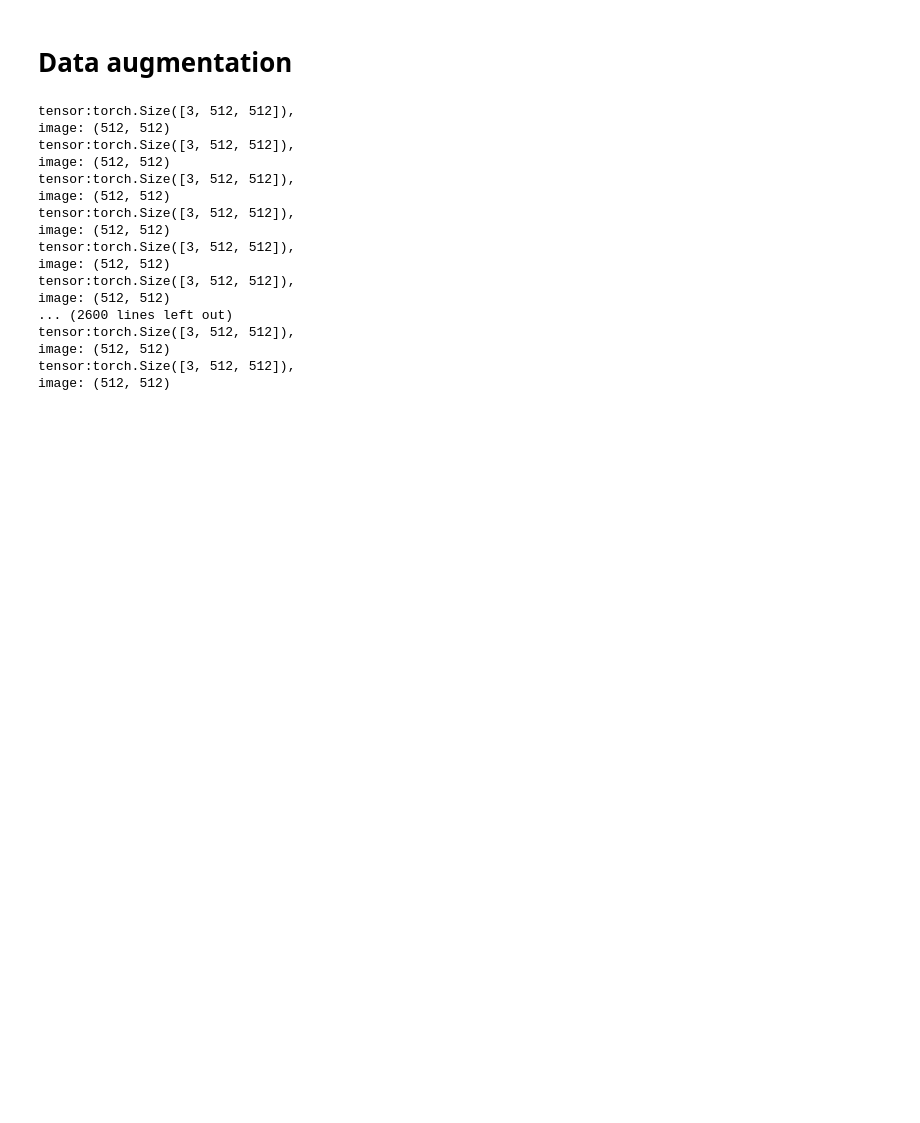
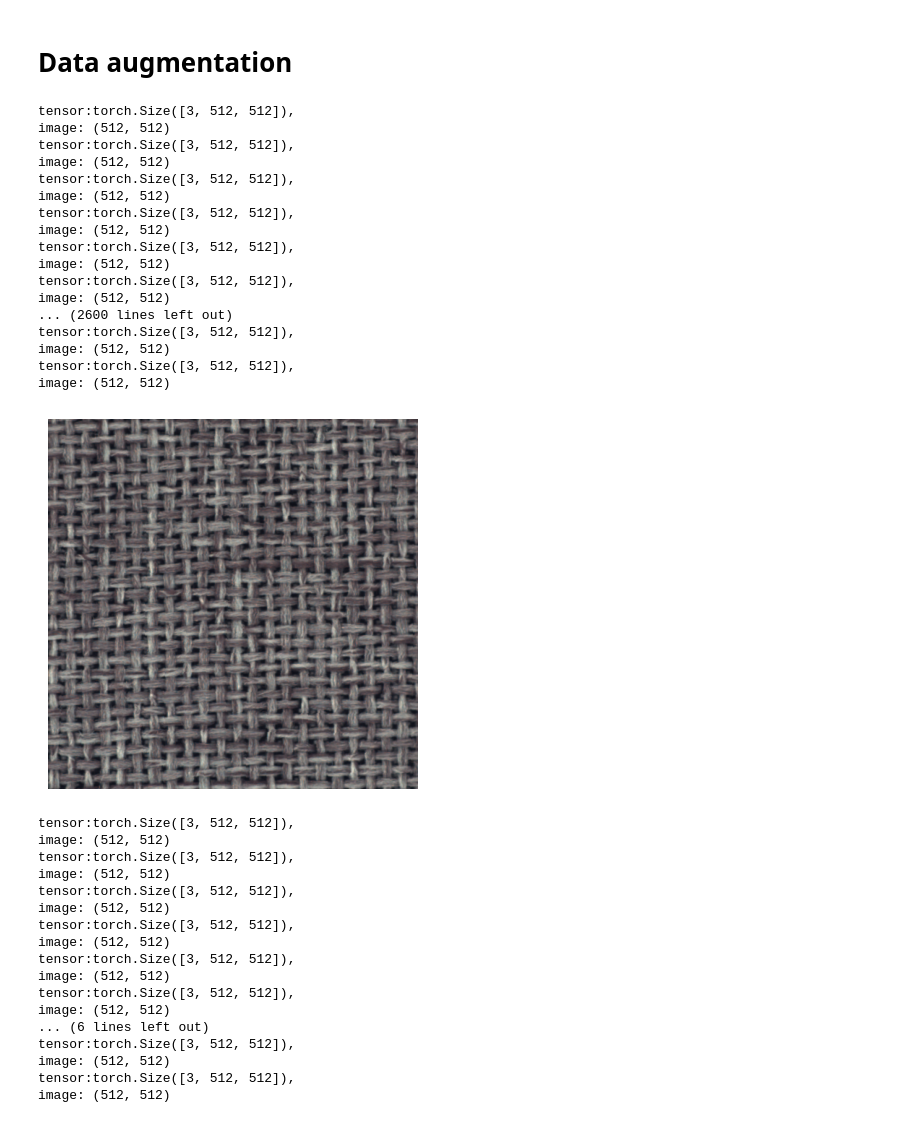
Before and after one commit to Pinkvinus/AML-exam-project, a Jupyter notebook: project/Data_augmentation.ipynb, the cells around one changed output. Drawn from its saved outputs; the diff is of its cells as text; code cells hidden in the pictures; blank space fills up the shorter version.

```diff
--- a/project/Data_augmentation.ipynb
+++ b/project/Data_augmentation.ipynb
@@ -90,3 +92,62 @@ tensor:torch.Size([3, 512, 512]),
 image: (512, 512)
 tensor:torch.Size([3, 512, 512]),
 image: (512, 512)
+# %%
+
+dataset_root = '/home/pinkvinus/Documents/itu/AML/AML-exam-project/project/mvtec_anomaly_detection'  # Replace with the correct path
+carpet_path = dataset_root + '/carpet/train/'
+
+datafolder = ImageFolder(root=carpet_path)
+dataloader = DataLoader(datafolder, batch_size=218, collate_fn=lambda x: tuple(zip(*x)), shuffle=False)
+H, W = 1024, 1024
+
+iter_loader = iter(dataloader)
+
+for batch in iter_loader:
+    raw_images, labels = batch  # `raw_images` are still PIL Images
+    break
+
+transforms = v2.Compose([
+    v2.RandomRotation(degrees=(88,92)),
+    v2.RandomHorizontalFlip(p=0.5),
+    v2.RandomResizedCrop(size=(512, 512), antialias=True),
+])
+
+counter = 219
+
+savepath = "/home/pinkvinus/Documents/itu/AML/AML-exam-project/project/augmented_images/"
+
+
+i = raw_images[0]
+
+display_img_im(i)
+
+for j in range(0,11):
+    tensor = F.pil_to_tensor(i)
+    tensor = tensor.to(torch.float32) / 255.0
+    new_img = transforms(tensor)
+    print(f"tensor:{new_img.size()}, ")
+    to_pil = ToPILImage()
+    image = to_pil(new_img)
+    print(f"image: {image.size}")
+    image.save(savepath + str(counter) + ".png")
+    counter = counter + 1
+# %% [output]
+[figure, added]
+tensor:torch.Size([3, 512, 512]),
+image: (512, 512)
+tensor:torch.Size([3, 512, 512]),
+image: (512, 512)
+tensor:torch.Size([3, 512, 512]),
+image: (512, 512)
+tensor:torch.Size([3, 512, 512]),
+image: (512, 512)
+tensor:torch.Size([3, 512, 512]),
+image: (512, 512)
+tensor:torch.Size([3, 512, 512]),
+image: (512, 512)
+... (6 lines left out)
+tensor:torch.Size([3, 512, 512]),
+image: (512, 512)
+tensor:torch.Size([3, 512, 512]),
+image: (512, 512)
```
Also changed, not shown: parts of 1 cell of this notebook.
